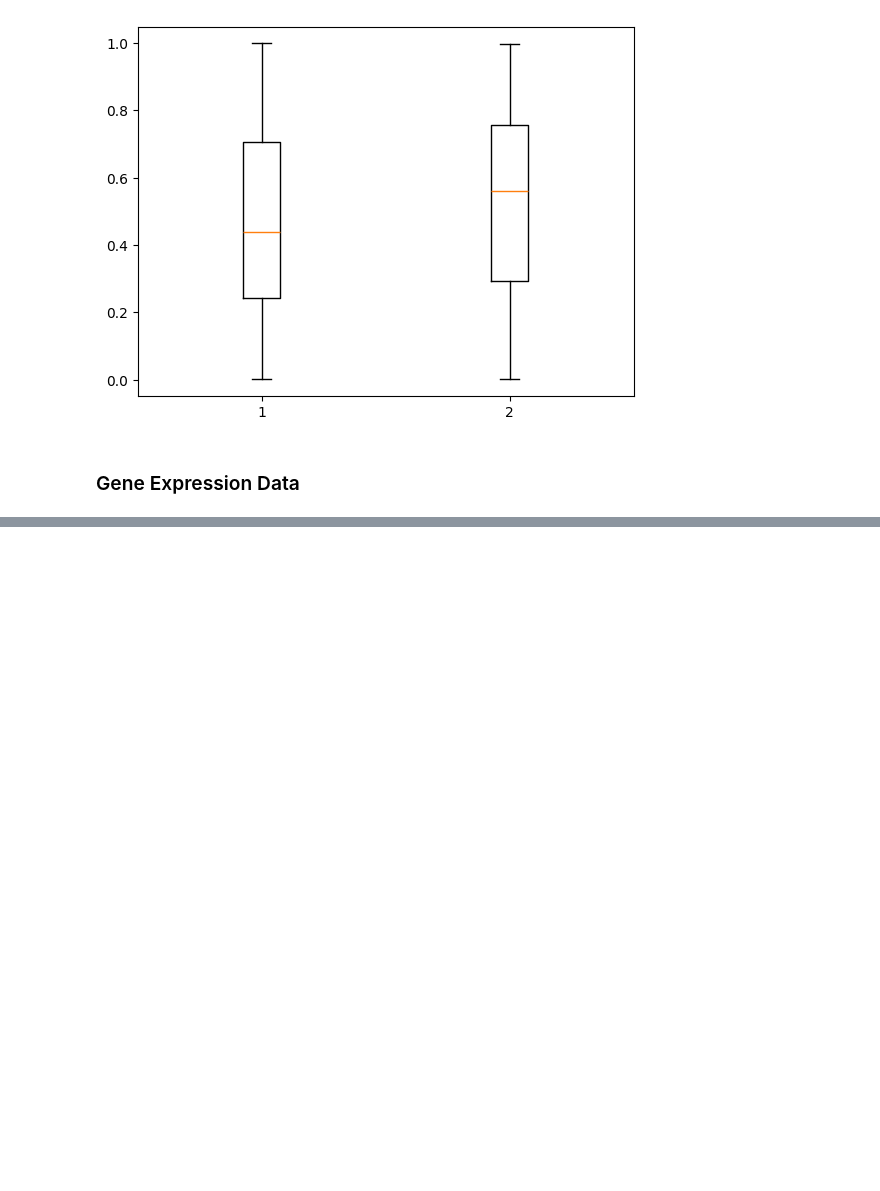
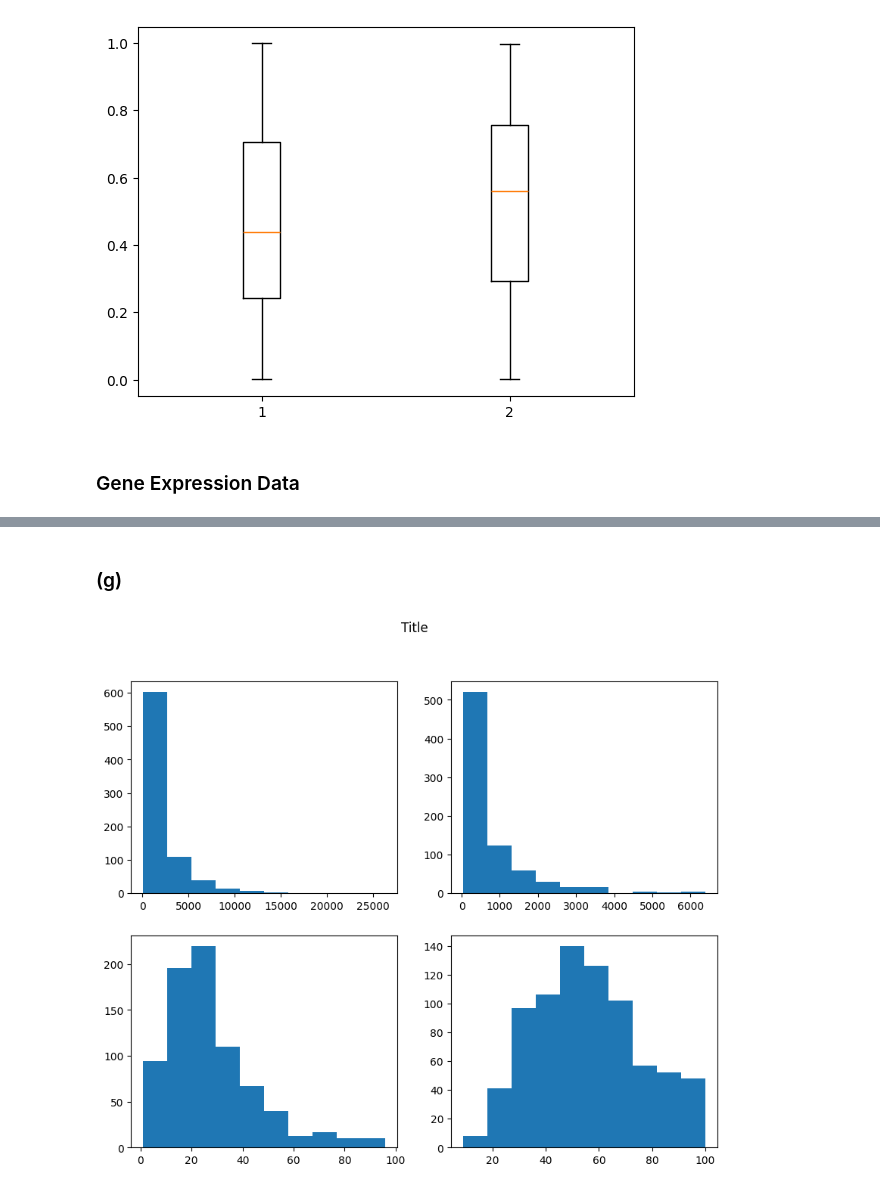
Before and after one commit to akhapwoyaco/ISLR, a Jupyter notebook: R/Chapter2/Chapter2.ipynb, the cells around one changed output, grey strips where cells are left out. Cells and saved outputs as stored; diff of their text form; code cells hidden in the pictures; blank space fills up the shorter version.

```diff
--- a/R/Chapter2/Chapter2.ipynb
+++ b/R/Chapter2/Chapter2.ipynb
@@ -170,0 +259,11 @@ plt.boxplot(
+# %% [markdown]
+### (g)
+# %%
+fig, ax = plt.subplots(2, 2,  figsize=(10, 8))
+fig.suptitle('Title')
+ax[0,0].hist(College.iloc[:, 2])
+ax[0,1].hist(College.iloc[:, 3])
+ax[1,0].hist(College.iloc[:, 4])
+ax[1,1].hist(College.iloc[:, 5]);
+# %% [output]
+[figure, added]
```
Also changed, not shown: parts of 67 cells of this notebook, 33 other files.
